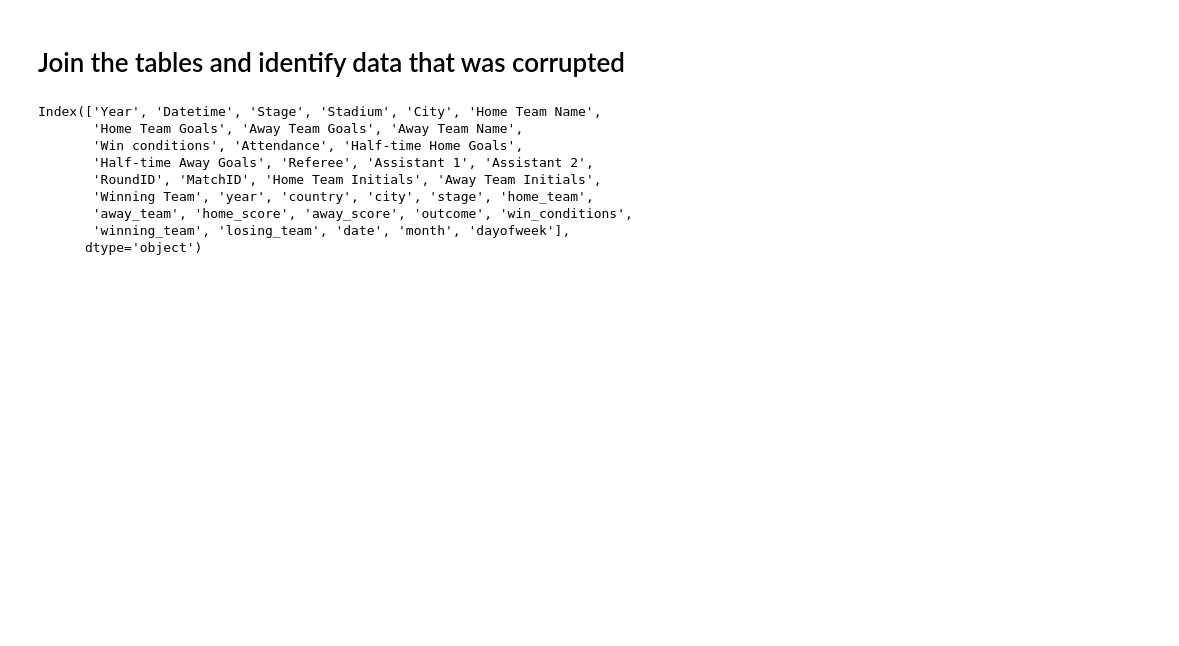
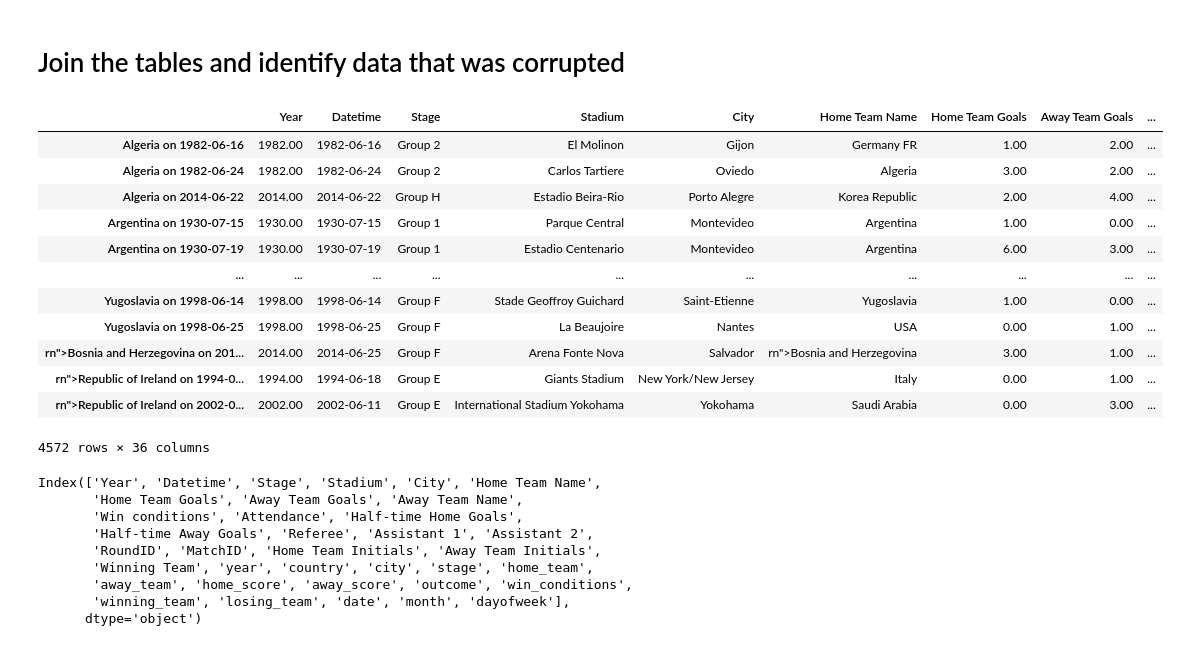
Before and after one commit to ian-zukowski/World_Cup_Analysis, a Jupyter notebook: World Cup Analysis.ipynb, the cells around one changed output. Cells and saved outputs as stored; diff of their text form; code cells hidden in the pictures; blank space fills up the shorter version.

```diff
--- a/World Cup Analysis.ipynb
+++ b/World Cup Analysis.ipynb
@@ -364,3 +366,19 @@ joined_df1 = import_matches7.join(import_matches6, lsuffix='_1', rsuffix='_2')
+# %%
+joined_df1
+# %% [output]
+|  | Year | Datetime | Stage | Stadium | City | Home Team Name | Home Team Goals | Away Team Goals | ... |
+| Algeria on 1982-06-16 | 1982.00 | 1982-06-16 | Group 2 | El Molinon | Gijon | Germany FR | 1.00 | 2.00 | ... |
+| Algeria on 1982-06-24 | 1982.00 | 1982-06-24 | Group 2 | Carlos Tartiere | Oviedo | Algeria | 3.00 | 2.00 | ... |
+| Algeria on 2014-06-22 | 2014.00 | 2014-06-22 | Group H | Estadio Beira-Rio | Porto Alegre | Korea Republic | 2.00 | 4.00 | ... |
+| Argentina on 1930-07-15 | 1930.00 | 1930-07-15 | Group 1 | Parque Central | Montevideo | Argentina | 1.00 | 0.00 | ... |
+| Argentina on 1930-07-19 | 1930.00 | 1930-07-19 | Group 1 | Estadio Centenario | Montevideo | Argentina | 6.00 | 3.00 | ... |
+| ... | ... | ... | ... | ... | ... | ... | ... | ... | ... |
+| Yugoslavia on 1998-06-14 | 1998.00 | 1998-06-14 | Group F | Stade Geoffroy Guichard | Saint-Etienne | Yugoslavia | 1.00 | 0.00 | ... |
+| Yugoslavia on 1998-06-25 | 1998.00 | 1998-06-25 | Group F | La Beaujoire | Nantes | USA | 0.00 | 1.00 | ... |
+| rn">Bosnia and Herzegovina on 201... | 2014.00 | 2014-06-25 | Group F | Arena Fonte Nova | Salvador | rn">Bosnia and Herzegovina | 3.00 | 1.00 | ... |
+| rn">Republic of Ireland on 1994-0... | 1994.00 | 1994-06-18 | Group E | Giants Stadium | New York/New Jersey | Italy | 0.00 | 1.00 | ... |
+| rn">Republic of Ireland on 2002-0... | 2002.00 | 2002-06-11 | Group E | International Stadium Yokohama | Yokohama | Saudi Arabia | 0.00 | 3.00 | ... |
+4572 rows × 36 columns
 # %%
 joined_df1.columns
 # %% [output]
```
Also changed, not shown: parts of 22 cells of this notebook.
